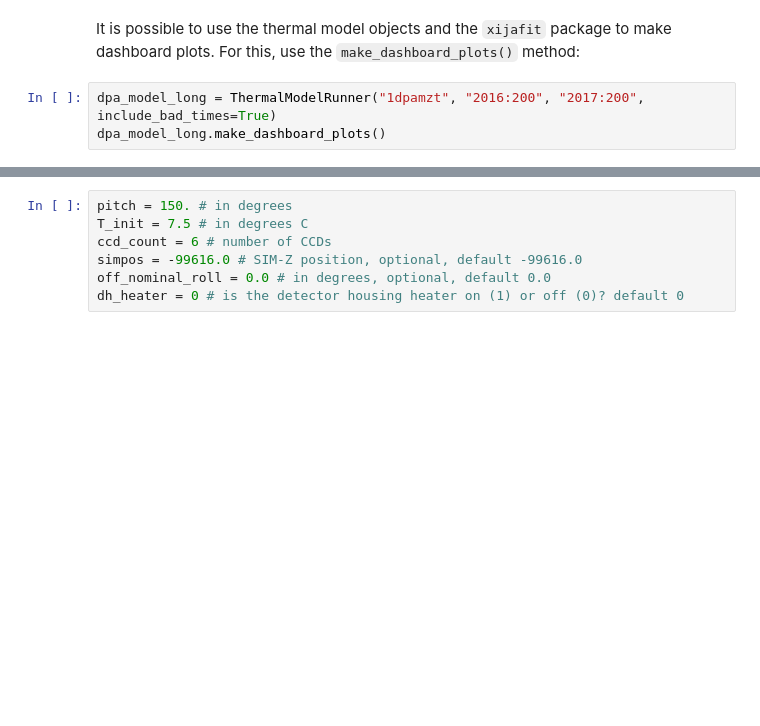
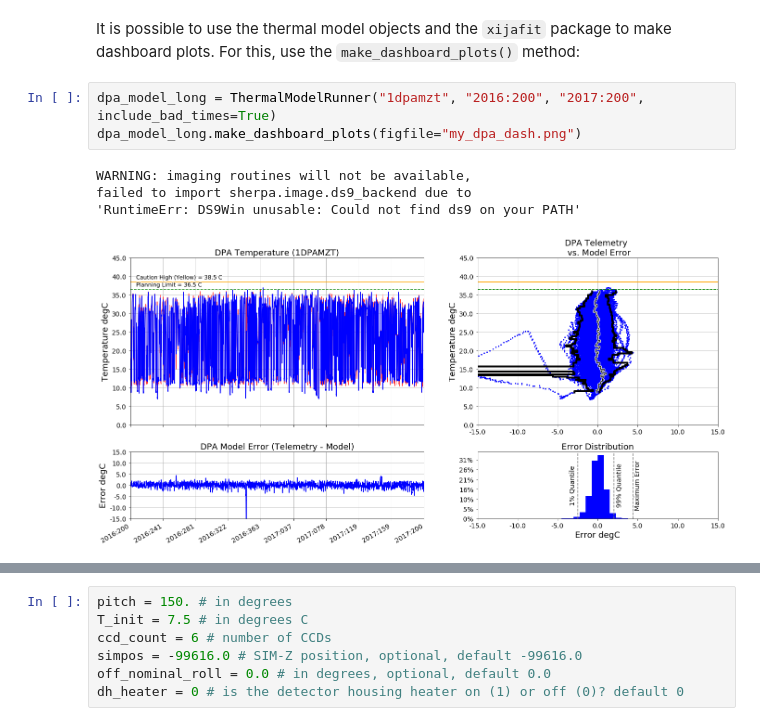
Before and after one commit to jzuhone/acispy, a Jupyter notebook: doc/source/Thermal_Models.ipynb, the cells around one changed output, grey strips where cells are left out. Saved outputs shown, nothing was run; the diff lists cells and outputs as text; blank space fills up the shorter version.

```diff
--- a/doc/source/Thermal_Models.ipynb
+++ b/doc/source/Thermal_Models.ipynb
@@ -72,4 +74,9 @@ Note that for this period of time a segment of it was marked as a "bad time" in
 It is possible to use the thermal model objects and the `xijafit` package to make dashboard plots. For this, use the `make_dashboard_plots()` method:
 # %%
 dpa_model_long = ThermalModelRunner("1dpamzt", "2016:200", "2017:200", include_bad_times=True)
-dpa_model_long.make_dashboard_plots()
+dpa_model_long.make_dashboard_plots(figfile="my_dpa_dash.png")
+# %% [output]
+WARNING: imaging routines will not be available,
+failed to import sherpa.image.ds9_backend due to
+'RuntimeErr: DS9Win unusable: Could not find ds9 on your PATH'
+[figure, added]
```
Also changed, not shown: parts of 24 cells of this notebook, 9 other files.
